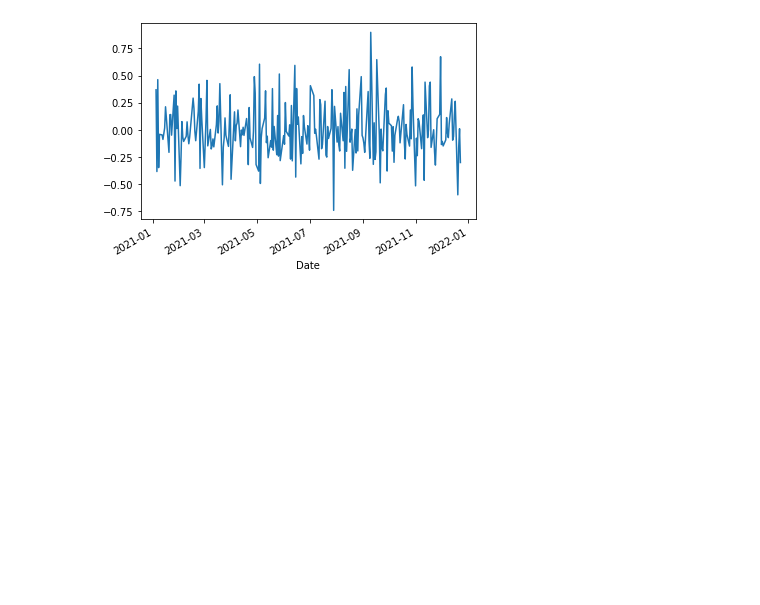
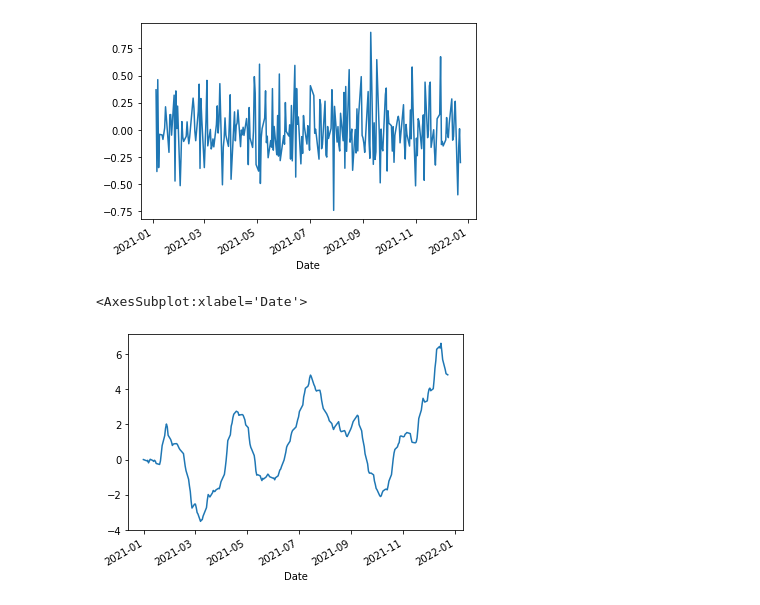
Before and after one commit to iusztinpaul/yacht, a Jupyter notebook: notebooks/preprocessing_methods.ipynb, the cells around one changed output. Drawn from its saved outputs; the diff is of its cells as text; code cells hidden in the pictures; blank space fills up the shorter version.

```diff
--- a/notebooks/preprocessing_methods.ipynb
+++ b/notebooks/preprocessing_methods.ipynb
@@ -609,3 +611,8 @@ data_log_diff['Volume'].plot()
 # %% [output]
 <AxesSubplot:xlabel='Date'>
 [figure]
+# %%
+data['macd'].plot()
+# %% [output]
+<AxesSubplot:xlabel='Date'>
+[figure, added]
```
Also changed, not shown: parts of 21 cells of this notebook, 5 other files.
